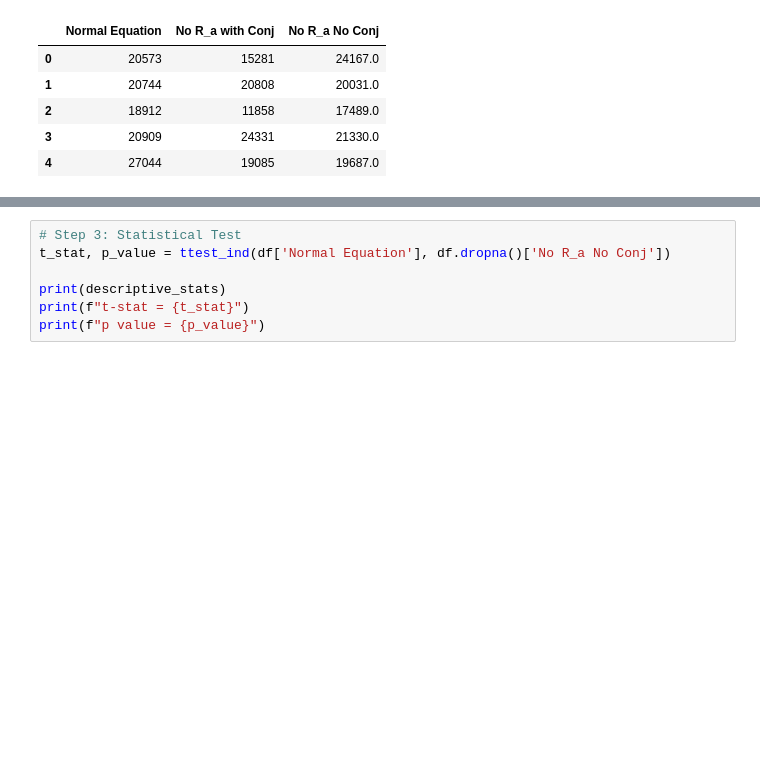
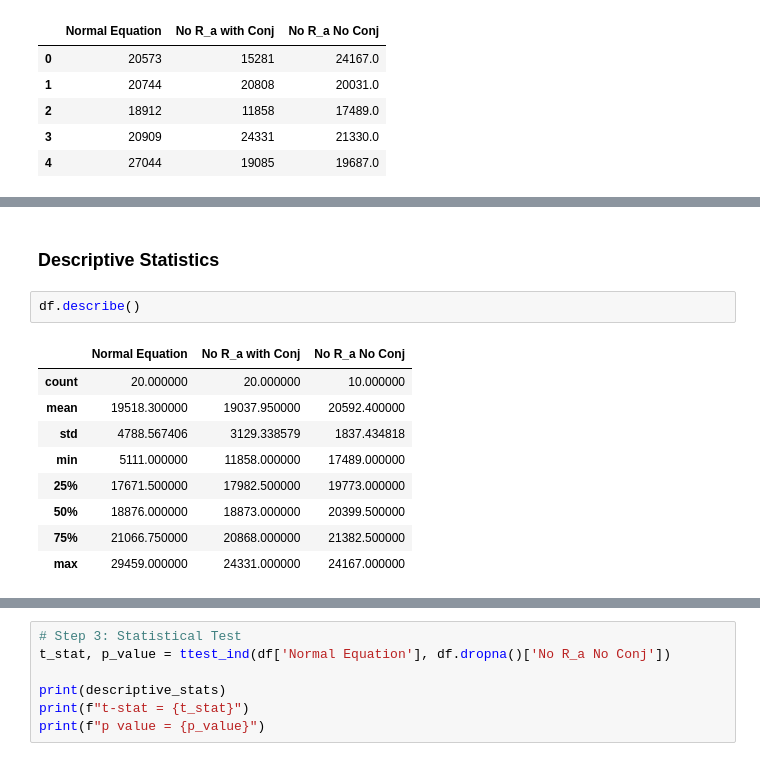
Before and after one commit to Frood-for-Thought/Bac_Evol_SSA, a Jupyter notebook: Experiment 1/Analysis.ipynb, the cells around one changed output, grey strips where cells are left out. Drawn from its saved outputs; the diff is of its cells as text; blank space fills up the shorter version.

```diff
--- a/Experiment 1/Analysis.ipynb
+++ b/Experiment 1/Analysis.ipynb
@@ -44,0 +18,14 @@ descriptive_stats
+# %% [markdown]
+### Descriptive Statistics
+# %%
+df.describe()
+# %% [output]
+|  | Normal Equation | No R_a with Conj | No R_a No Conj |
+| count | 20.000000 | 20.000000 | 10.000000 |
+| mean | 19518.300000 | 19037.950000 | 20592.400000 |
+| std | 4788.567406 | 3129.338579 | 1837.434818 |
+| min | 5111.000000 | 11858.000000 | 17489.000000 |
+| 25% | 17671.500000 | 17982.500000 | 19773.000000 |
+| 50% | 18876.000000 | 18873.000000 | 20399.500000 |
+| 75% | 21066.750000 | 20868.000000 | 21382.500000 |
+| max | 29459.000000 | 24331.000000 | 24167.000000 |
```
Also changed, not shown: parts of 9 cells of this notebook.
